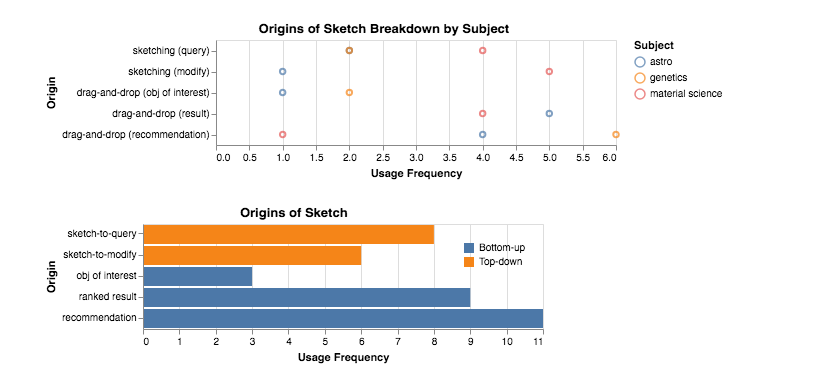
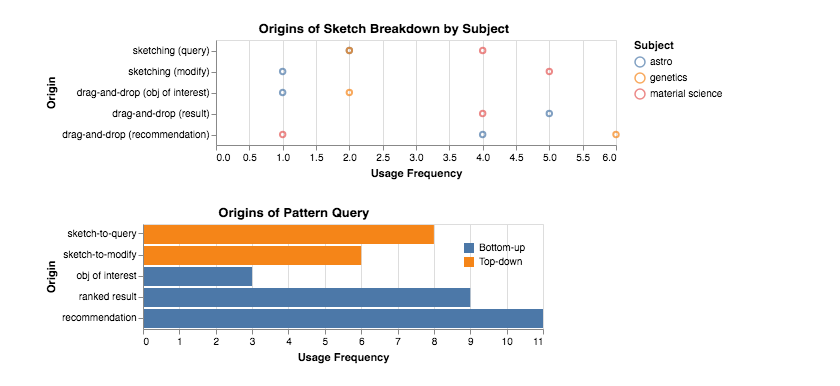
Before and after one commit to dorisjlee/ZV-paper, a Jupyter notebook: analysis/OriginsOfSketch.ipynb, the cells around one changed output. Saved outputs shown, nothing was run; the diff lists cells and outputs as text; code cells hidden in the pictures.

```diff
--- a/analysis/OriginsOfSketch.ipynb
+++ b/analysis/OriginsOfSketch.ipynb
@@ -99,11 +99,11 @@ df_freq["Process"] = df_freq["Feature"].apply(lambda x: "sketch" in x).apply(lam
 # %%
 alt.Chart(df_freq).mark_bar().encode(
     alt.X("Usage Frequency"),
     alt.Y("Feature",sort= itemsOfInterest,title="Origin"),
     color=alt.Color('Process', legend=alt.Legend(orient="top-right",title=None)),
 ).properties(
-    title='Origins of Sketch',
+    title='Origins of Pattern Query',
 #     tickRound=True
 ).configure_axisX(tickRound=True)
 # %% [output]
-[figure, old version]
+[figure, new version]
```
Also changed, not shown: 9 other files.
